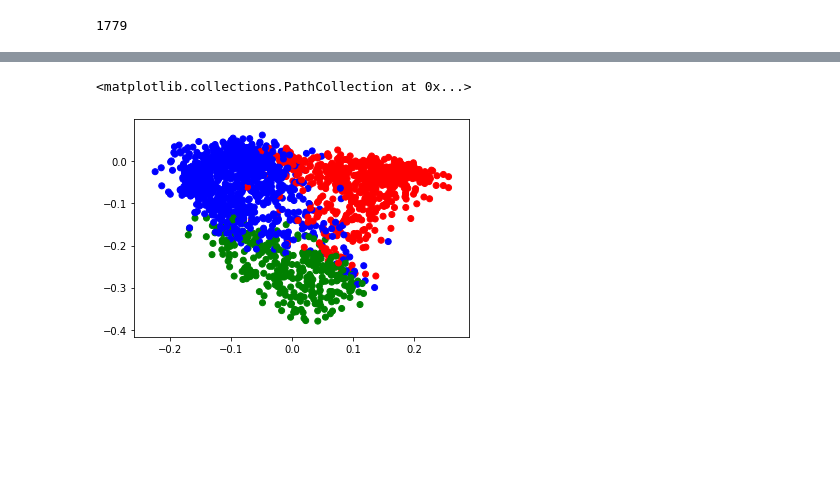
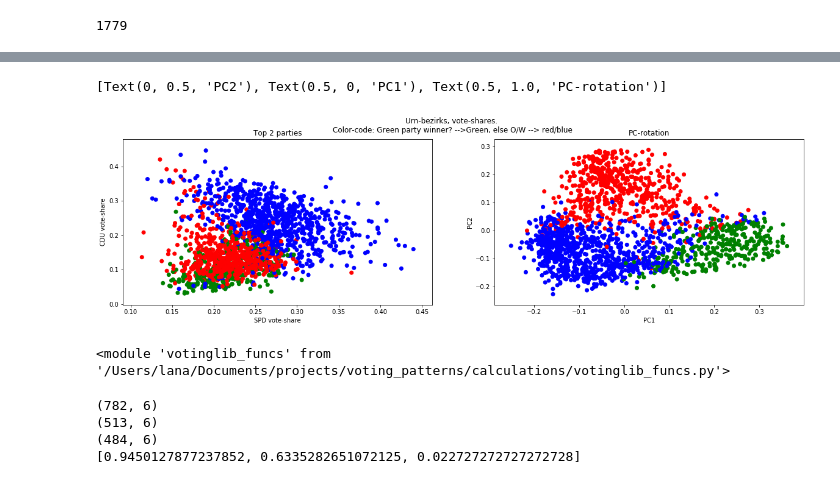
Before and after one commit to Blosberg/Berlin_voting_class, a Jupyter notebook: calculations/Berlin_votes_2015.ipynb, the cells around one changed output, grey strips where cells are left out. Saved outputs shown, nothing was run; the diff lists cells and outputs as text; code cells hidden in the pictures; blank space fills up the shorter version.

```diff
--- a/calculations/Berlin_votes_2015.ipynb
+++ b/calculations/Berlin_votes_2015.ipynb
@@ -336 +167,48 @@ def rotate_data_along_vec_PCs( Dat, vec, TOL=0.0001 ):
+# %%
+plt.rcParams['figure.figsize'] = [20, 5]
+fig, (p1, p2) = plt.subplots(1, 2)
+
+fig.suptitle('Urn-bezirks, vote-shares. \nColor-code: Green party winner? -->Green, else O/W --> red/blue')
+
+p1.scatter( VS_urn_np[:, 0],
+            VS_urn_np[:, 1],
+            c= Gwinner_OW_ccode );
+p1.set(xlabel= major_parties[0] + ' vote-share',
+       ylabel=  major_parties[1] + ' vote-share',
+       title = "Top 2 parties")
+
+p2.scatter( VS_urn_np_PC[:, 0],
+            VS_urn_np_PC[:, 1],
+            c= Gwinner_OW_ccode );
+p2.set(xlabel= 'PC1', ylabel='PC2', title="PC-rotation")
+# %% [output]
+[Text(0, 0.5, 'PC2'), Text(0.5, 0, 'PC1'), Text(0.5, 1.0, 'PC-rotation')]
+[figure, added]
+# %%
+reload(vf)
+# %% [output]
+<module 'votinglib_funcs' from '/Users/lana/Documents/projects/voting_patterns/calculations/votinglib_funcs.py'>
+# %%
+clustercode_2, percW_2 = vf.cleanclusters( 2, VS_urn, OW_urn )
+clustercode_3, percW_3 = vf.cleanclusters( 3, VS_urn, OW_urn )
+
+C0 =  VS_urn_np[ clustercode_3 == 0, :]
+C1 =  VS_urn_np[ clustercode_3 == 1, :]
+C2 =  VS_urn_np[ clustercode_3 == 2, :]
+
+print(C0.shape)
+print(C1.shape)
+print(C2.shape)
+print( percW_3)
+
+C02        = np.mean(C2, axis=0)-np.mean(C0, axis=0)
+C02_normed = C02/vf.norm(C02)
+
+C01        = np.mean(C2, axis=0)-np.mean(C1, axis=0)
+C01_normed = C01/vf.norm(C01)
+# %% [output]
+(782, 6)
+(513, 6)
+(484, 6)
+[0.9450127877237852, 0.6335282651072125, 0.022727272727272728]
 # %%
@@ -338,9 +218,3 @@ DU_rot=rotate_data_along_vec_PCs( Data_urn_nparr, OW_vec )
 # Sanity check:
 # m,n = np.random.randint(1,1778,2)
 # print( dist(D2[m,:],  D2[n,:] ) - dist(Dat[m,:], Dat[n,:]) )
-# %%
-plt.scatter( DU_rot[:,0], DU_rot[:,2],
-             c = Gwinner_OW_ccode   )
-# %% [output]
-<matplotlib.collections.PathCollection at 0x...>
-[figure, removed]
```
Also changed, not shown: parts of 25 cells of this notebook, 1 other file.
